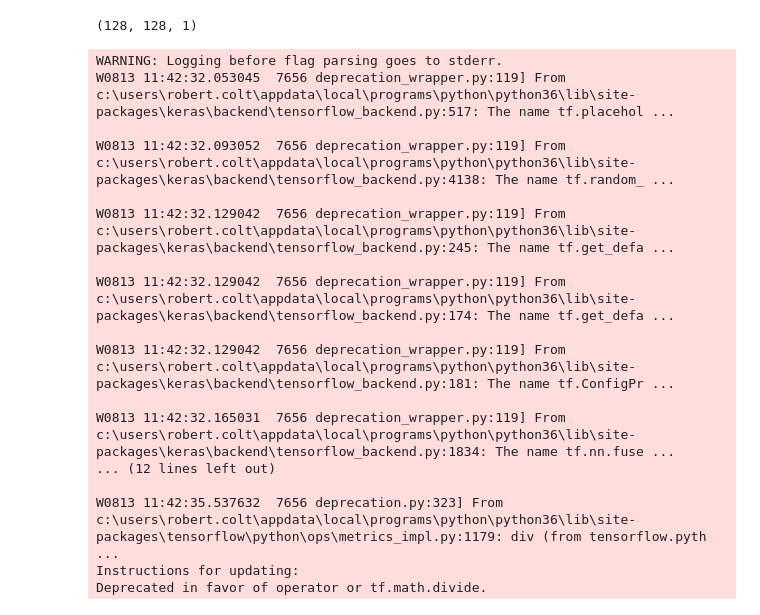
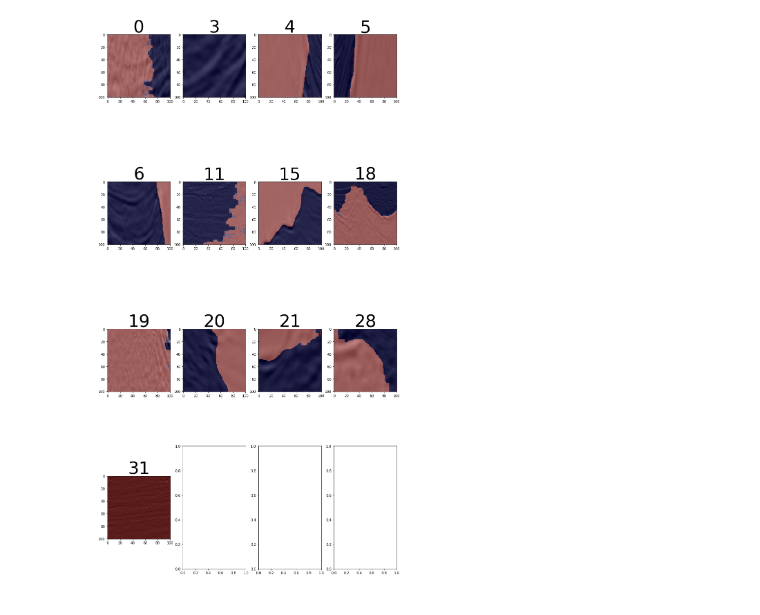
Before and after one commit to robertColt/TGS-Salt-Segmentation, a Jupyter notebook: scripts/model_testing-colab.ipynb, the cells around one changed output. Drawn from its saved outputs; the diff is of its cells as text; code cells hidden in the pictures.

```diff
--- a/scripts/model_testing-colab.ipynb
+++ b/scripts/model_testing-colab.ipynb
@@ -30,0 +62,2 @@ for root, dirs, test_img_names in os.walk(test_img_path):
+# %%
+model = load_model(model_path, custom_objects={'iou':iou})
@@ -30,0 +109,2 @@ for root, dirs, test_img_names in os.walk(test_img_path):
+# %%
+x_test = np.load(test_img_path)
@@ -34,24 +138,0 @@ y_valid = np.load(valid_img_path + 'y_valid.npy')
-# %%
-x_valid[i].shape
-# %% [output]
-(128, 128, 1)
-# %%
-model = load_model(model_path, custom_objects={'iou':loss_functions.iou})
-# %% [output]
-WARNING: Logging before flag parsing goes to stderr.
-W0813 11:42:32.053045  7656 deprecation_wrapper.py:119] From c:\users\robert.colt\appdata\local\programs\python\python36\lib\site-packages\keras\backend\tensorflow_backend.py:517: The name tf.placehol ...
-
-W0813 11:42:32.093052  7656 deprecation_wrapper.py:119] From c:\users\robert.colt\appdata\local\programs\python\python36\lib\site-packages\keras\backend\tensorflow_backend.py:4138: The name tf.random_ ...
-
-W0813 11:42:32.129042  7656 deprecation_wrapper.py:119] From c:\users\robert.colt\appdata\local\programs\python\python36\lib\site-packages\keras\backend\tensorflow_backend.py:245: The name tf.get_defa ...
-
-W0813 11:42:32.129042  7656 deprecation_wrapper.py:119] From c:\users\robert.colt\appdata\local\programs\python\python36\lib\site-packages\keras\backend\tensorflow_backend.py:174: The name tf.get_defa ...
-
-W0813 11:42:32.129042  7656 deprecation_wrapper.py:119] From c:\users\robert.colt\appdata\local\programs\python\python36\lib\site-packages\keras\backend\tensorflow_backend.py:181: The name tf.ConfigPr ...
-
-W0813 11:42:32.165031  7656 deprecation_wrapper.py:119] From c:\users\robert.colt\appdata\local\programs\python\python36\lib\site-packages\keras\backend\tensorflow_backend.py:1834: The name tf.nn.fuse ...
-... (12 lines left out)
-
-W0813 11:42:35.537632  7656 deprecation.py:323] From c:\users\robert.colt\appdata\local\programs\python\python36\lib\site-packages\tensorflow\python\ops\metrics_impl.py:1179: div (from tensorflow.pyth ...
-Instructions for updating:
-Deprecated in favor of operator or tf.math.divide.
@@ -78,3 +139,41 @@ def predict(img, thresh):
+# %%
+import matplotlib.image as matimg
+import matplotlib.pyplot as plt
+
+def display_img_mask(x,img_ids:list, cols=4, mask=None, y=None):
+    rows = int(np.ceil(len(img_ids)/cols))
+    if len(img_ids) < cols:
+        cols = len(img_ids)
+    fig, ax = plt.subplots(rows,cols, figsize=(15, 30), squeeze=False)
+    row_cnt = 0
+    for i, img_id in enumerate(img_ids):
+        row_cnt = row_cnt+1 if (i!=0 and i%cols==0) else row_cnt
+        col_cnt = i%cols
+        current_ax = ax[row_cnt][col_cnt]
+
+        img_ = x[img_id]
+        mask_pred = predict(img_)
+
+        img_ = img_.reshape((101,101))
+        mask_pred = mask_pred.reshape((101,101))
+        kernel = np.ones((5,5), np.uint8)
+
+        mask_pred_dilate = cv2.morphologyEx(mask_pred, cv2.MORPH_CLOSE, kernel)
+        mask_pred_dilate = cv2.morphologyEx(mask_pred_dilate, cv2.MORPH_OPEN, kernel)
+
+
+        current_ax.imshow(img_, 'gray', interpolation='none')
+        current_ax.imshow(mask_pred_dilate, 'gray', interpolation='none', alpha=0.5)
+        if y is not None:
+          mask_actual = y[i].reshape((101,101))
+          current_ax.imshow(mask_actual, 'gray', interpolation='none', alpha=0.5)
+        current_ax.imshow(mask_pred, 'seismic', interpolation='none', alpha=0.5)
+        current_ax.set_title(img_id, fontsize=50)
+# %%
+# display_img_mask(x_valid, np.random.randint(x_valid.shape[0], size=30), y=y_valid)
+display_img_mask(x_test, sorted([0, 6, 4,5,3,11,19,18,21,15,20,31,28]))
+# %% [output]
+[figure, added]
 # %%
 # find best threshhod
 thresh_iou = {}
```
Also changed, not shown: parts of 21 cells of this notebook, 11 other files.
